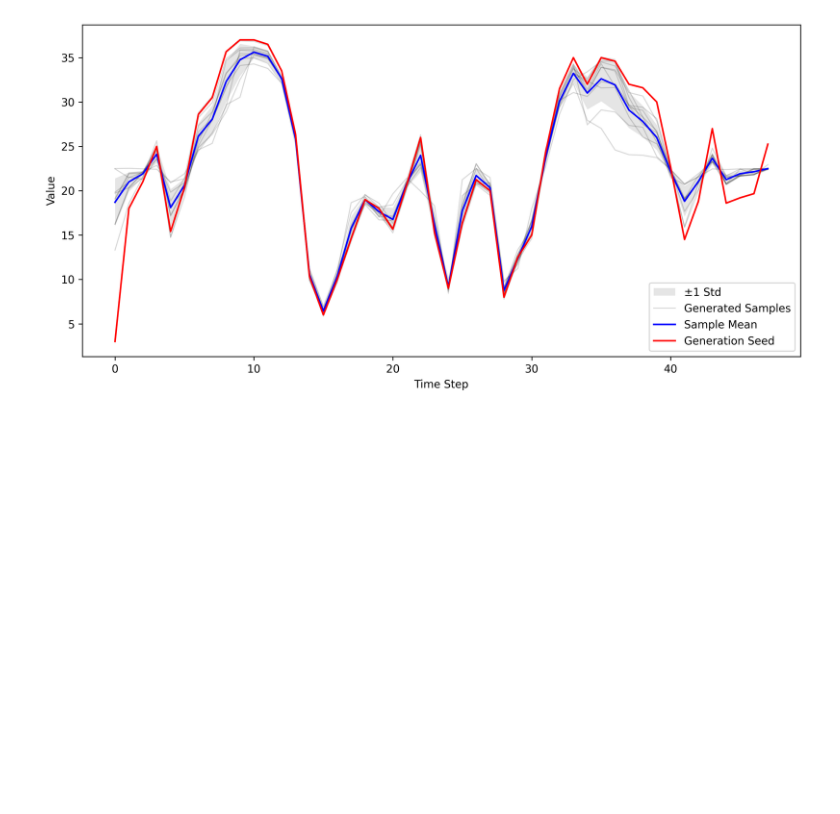
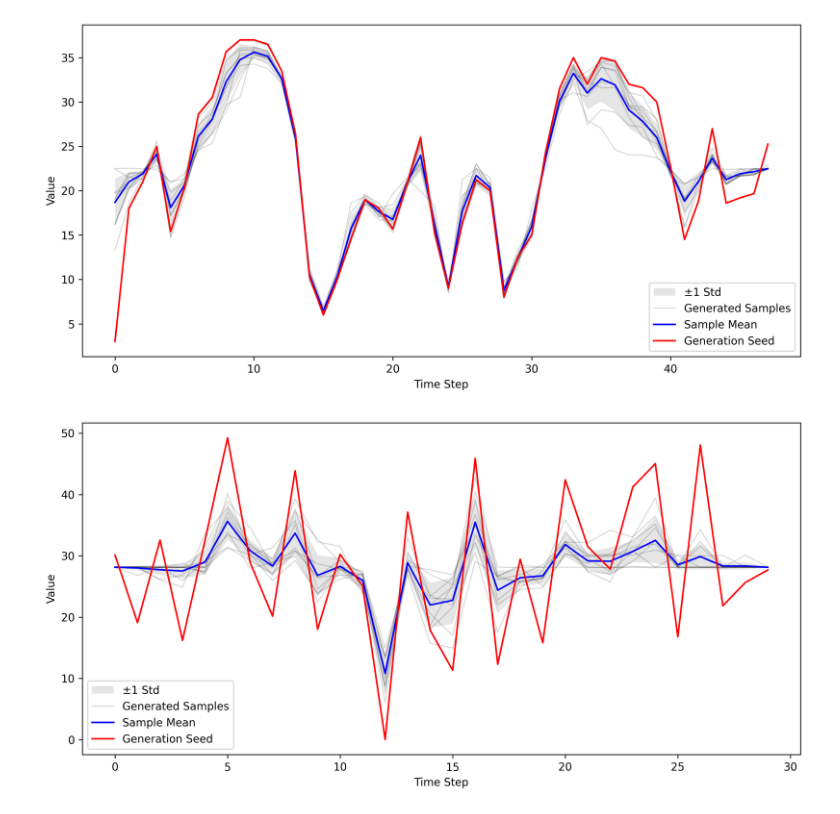
Before and after one commit to jhyeoh2002/V2B_Optimization_with_AI_on_BSS, a Jupyter notebook: time_series_generator/scripts/test.ipynb, the cells around one changed output. Drawn from its saved outputs; the diff is of its cells as text; code cells hidden in the pictures; blank space fills up the shorter version.

```diff
--- a/time_series_generator/scripts/test.ipynb
+++ b/time_series_generator/scripts/test.ipynb
@@ -168,3 +173,10 @@ plt.tight_layout()
 plt.show()
 # %% [output]
 [figure]
+# %%
+random_generator = tsg.Generator(
+    window_size=cfg.RG_WINDOW_SIZE,       # Length of each time series subsequence (default: 24)
+    resolution=cfg.RESOLUTION,         # Time resolution of the data (default: '1h')
+    seed= cfg.RG_SEED,                     # Input seed sequence (default: sampled from N(mean=40, std=20, size=window_size))
+    n_sample=cfg.NSAMPLE               # Number of new samples to generate (default: 500)
+)
@@ -170,0 +185,32 @@ plt.show()
+# %%
+import numpy as np
+import matplotlib.pyplot as plt
+
+mean_series = np.nanmean(two_day_sample_with_RGseed, axis=0)
+std_series = np.nanstd(two_day_sample_with_RGseed, axis=0)
+
+fig, ax = plt.subplots(figsize=(10, 5), dpi =300)
+
+ax.fill_between(
+    np.arange(two_day_sample_with_RGseed.shape[1]),
+    mean_series - 1*std_series,
+    mean_series + 1*std_series,
+    alpha=0.2,
+    color="gray",
+    label="±1 Std",
+    linewidth=0
+)
+
+for idx, i in enumerate(two_day_sample_with_RGseed):
+    plt.plot(range(len(i)),i,color='black',alpha=0.15, linewidth=1,label = "Generated Samples" if idx == 0 else "")
+
+plt.plot(mean_series, label="Sample Mean", linewidth=1.5, color="blue")
+plt.plot(cfg.RG_SEED, label="Generation Seed", linewidth=1.5, color="red")
+
+plt.xlabel("Time Step")
+plt.ylabel("Value")
+plt.legend()
+plt.tight_layout()
+plt.show()
+# %% [output]
+[figure, added]
```
Also changed, not shown: parts of 2 cells of this notebook, 40 other files.
